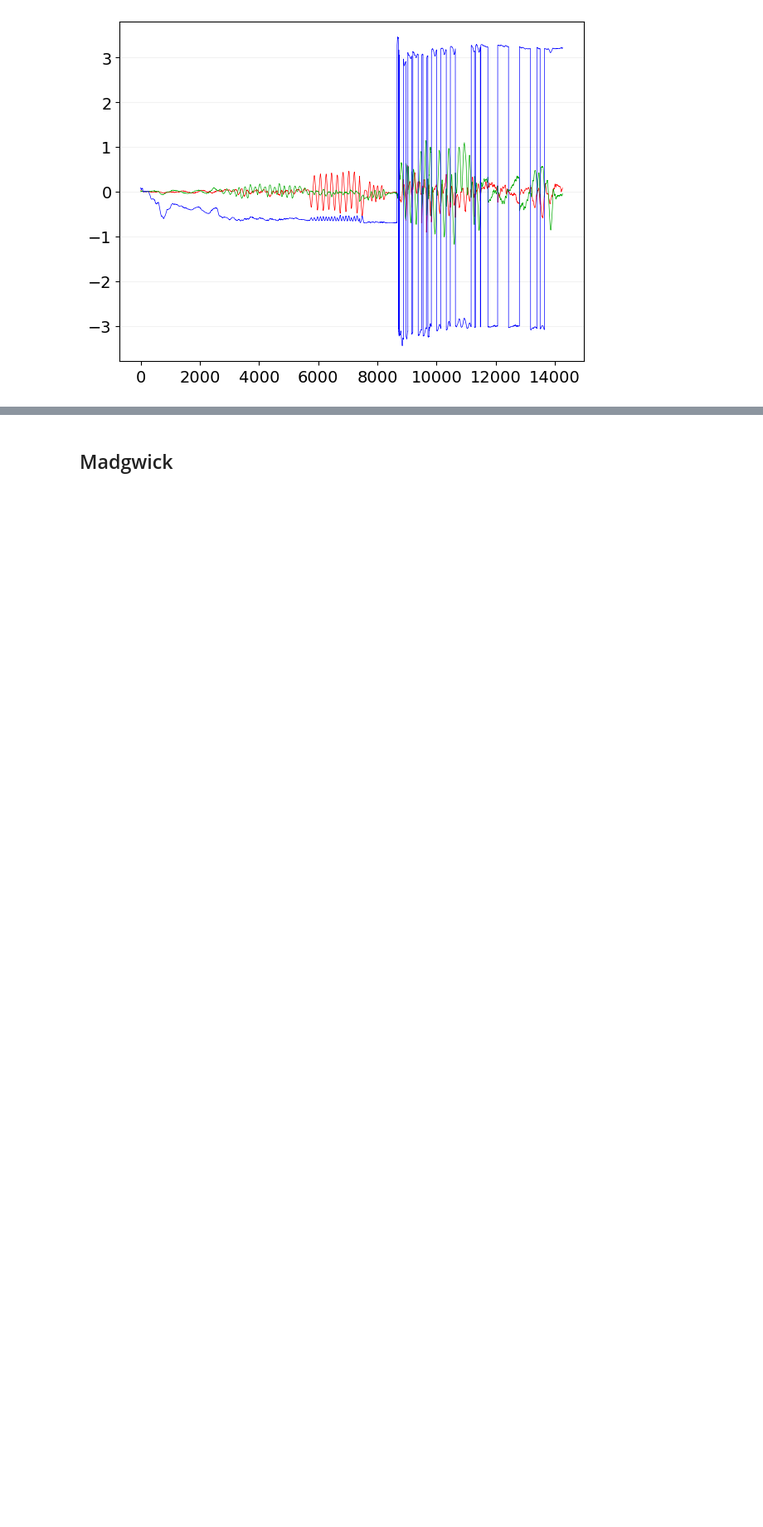
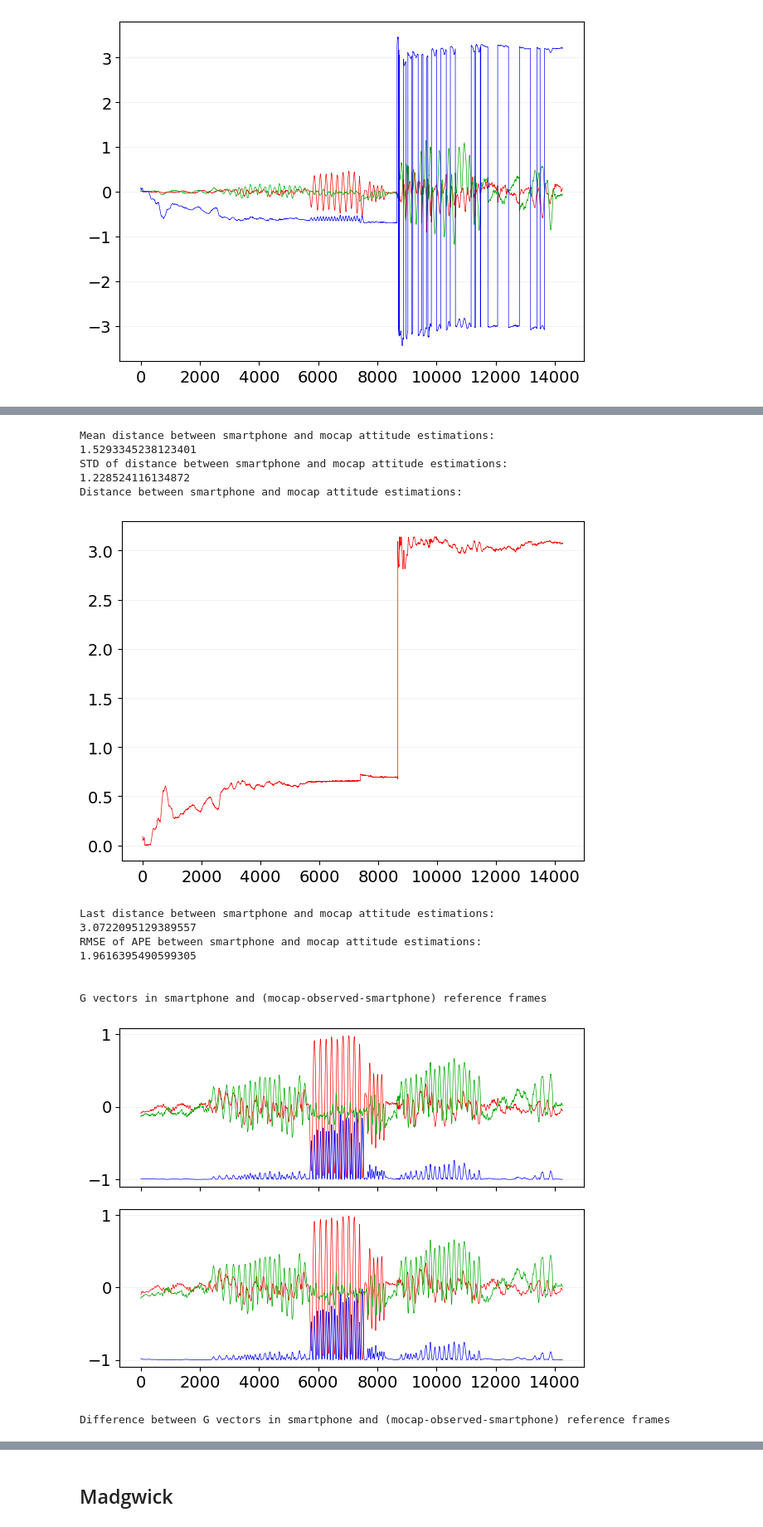
Before and after one commit to Alpgirl/Filters-for-IMU-Attitude-Estimation, a Jupyter notebook: src/filters.ipynb, the cells around one changed output, grey strips where cells are left out. Shown at 83% size. Drawn from its saved outputs; the diff is of its cells as text; code cells hidden in the pictures; blank space fills up the shorter version.

```diff
--- a/src/filters.ipynb
+++ b/src/filters.ipynb
@@ -168,0 +157,23 @@ RMSE of RPE between smartphone and mocap RPY vector g estimations:
+# %%
+q1 = transform.rpy_to_quats(gt)
+q2 = transform.rpy_to_quats(ups)
+
+errors["iekf_quat"] = compare.errors_estimation(q1, q2)
+errors["iekf_std_quat"] = np.std(q1 - q2, axis=0)
+errors["iekf_rmse_quat"] = utils.RMSE(q1 - q2)
+# %% [output]
+Mean distance between smartphone and mocap attitude estimations:
+1.5293345238123401
+STD of distance between smartphone and mocap attitude estimations:
+1.228524116134872
+Distance between smartphone and mocap attitude estimations:
+[figure, added]
+Last distance between smartphone and mocap attitude estimations:
+3.0722095129389557
+RMSE of APE between smartphone and mocap attitude estimations:
+1.9616395490599305
+
+
+G vectors in smartphone and (mocap-observed-smartphone) reference frames
+[figure, added]
+Difference between G vectors in smartphone and (mocap-observed-smartphone) reference frames
```
Also changed, not shown: parts of 13 cells of this notebook.
